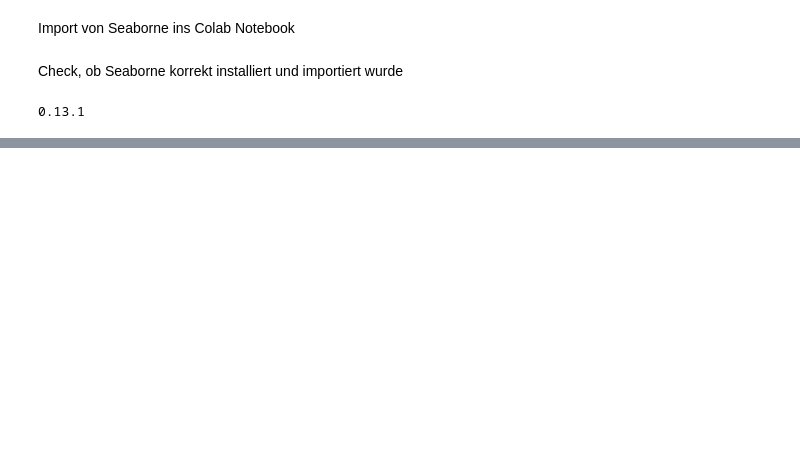
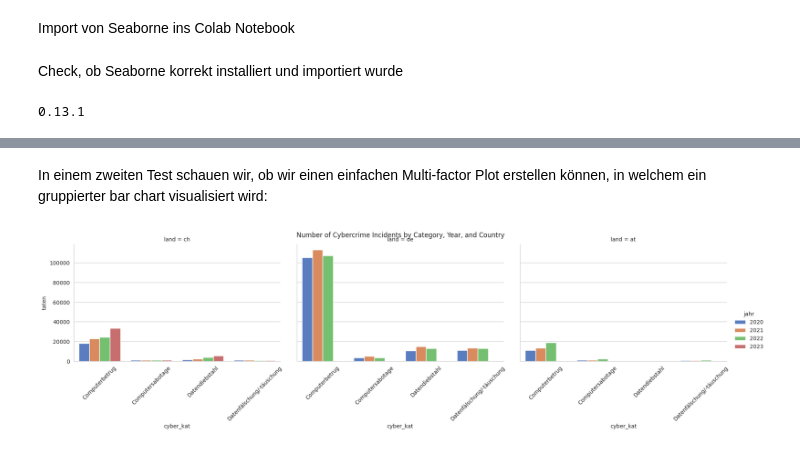
Before and after one commit to baumannf/bina_module, a Jupyter notebook: BINA_LN1_CybercrimeVisualisation.ipynb, the cells around one changed output, grey strips where cells are left out. Saved outputs shown, nothing was run; the diff lists cells and outputs as text; code cells hidden in the pictures; blank space fills up the shorter version.

Commit message:
Seaborne Installation und Test

```diff
--- a/BINA_LN1_CybercrimeVisualisation.ipynb
+++ b/BINA_LN1_CybercrimeVisualisation.ipynb
@@ -174,0 +179,6 @@ print(sns.__version__)
+# %%
+import pandas as pd
+
+master_cyber_dach = pd.read_csv(data_cyber_dach, sep=',')
+print(master_cyber_dach.head())
+print(master_cyber_dach.columns)
@@ -174,0 +193,34 @@ print(sns.__version__)
+# %% [markdown]
+In einem zweiten Test schauen wir, ob wir einen einfachen Multi-factor Plot erstellen können, in welchem ein gruppierter bar chart visualisiert wird:
+# %%
+import seaborn as sns
+import matplotlib.pyplot as plt
+
+# Set the aesthetic style of the plots
+sns.set_style("whitegrid")
+
+# Create a bar plot using Seaborn
+g = sns.catplot(
+    data=master_cyber_dach,
+    kind="bar",
+    x="cyber_kat",
+    y="taten",
+    hue="jahr",
+    col="land",
+    height=4,
+    aspect=1.5,
+    palette="muted",
+    legend=True
+)
+
+# Rotate the x labels for better readability
+g.set_xticklabels(rotation=45)
+
+# Add a title and adjust subplots
+g.fig.subplots_adjust(top=0.9) # adjust the Figure in g
+g.fig.suptitle('Number of Cybercrime Incidents by Category, Year, and Country')
+
+# Show the plot
+plt.show()
+# %% [output]
+[figure, added]
```
Also changed, not shown: parts of 3 cells of this notebook.
